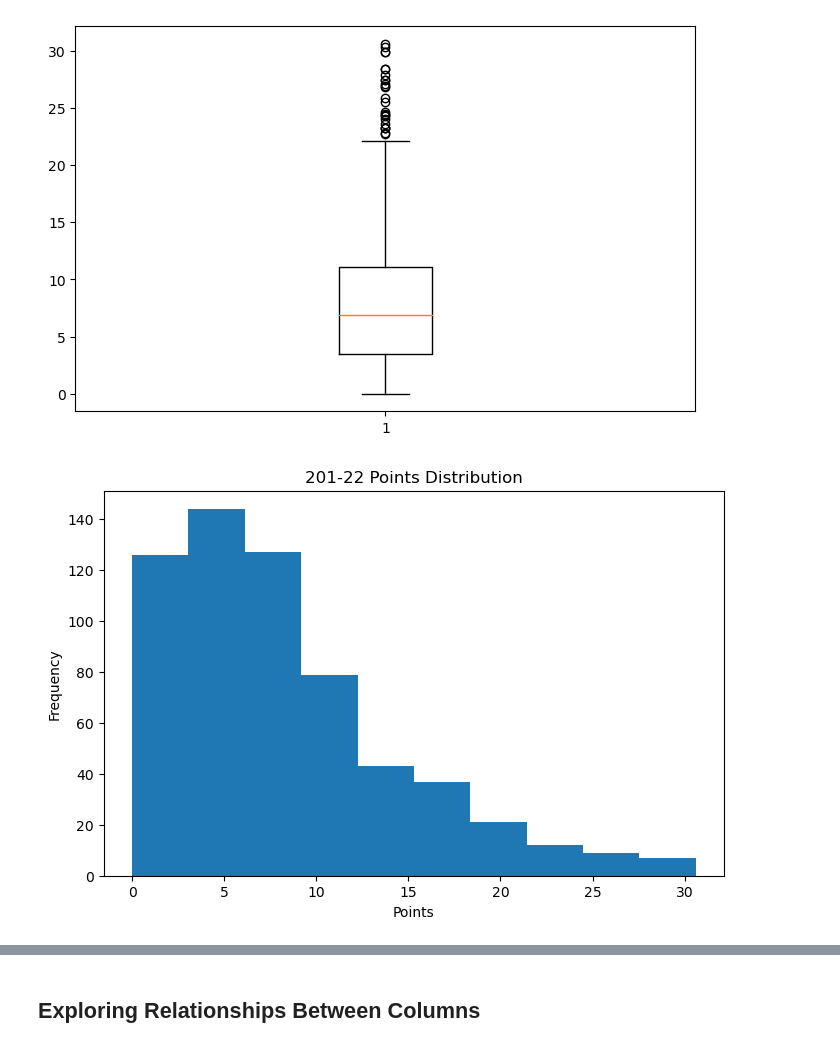
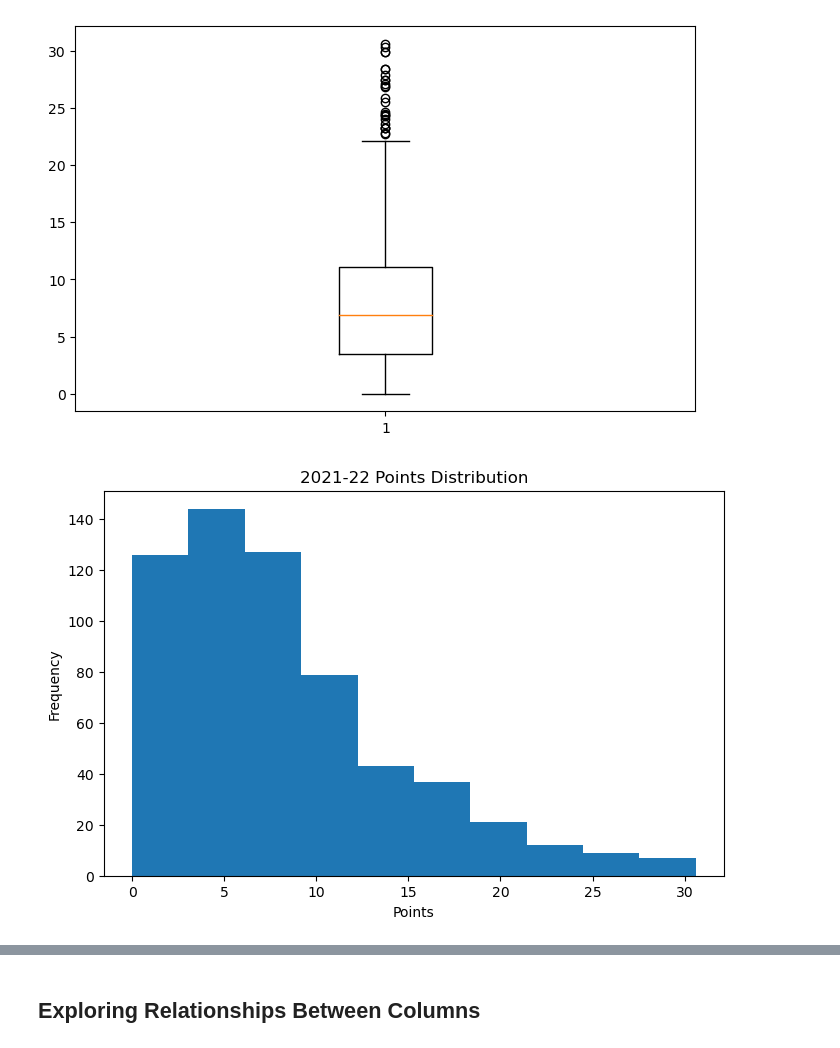
Before and after one commit to Chris-Goyette/Python_DA_Class, a Jupyter notebook: Colab_Notebooks/NBA_data_2_19.ipynb, the cells around one changed output, grey strips where cells are left out. Saved outputs shown, nothing was run; the diff lists cells and outputs as text; code cells hidden in the pictures.

```diff
--- a/Colab_Notebooks/NBA_data_2_19.ipynb
+++ b/Colab_Notebooks/NBA_data_2_19.ipynb
@@ -299,10 +304,10 @@ plt.show()
 # %%
 # Now lets do a histogram
 plt.figure(figsize=(8,5))
 plt.hist(df_2021_22.pts)
 plt.xlabel('Points')
 plt.ylabel('Frequency')
-plt.title('201-22 Points Distribution')
+plt.title('2021-22 Points Distribution')
 plt.show()
 # %% [output]
-[figure, old version]
+[figure, new version]
```
Also changed, not shown: parts of 3 cells of this notebook, 1 other file.
